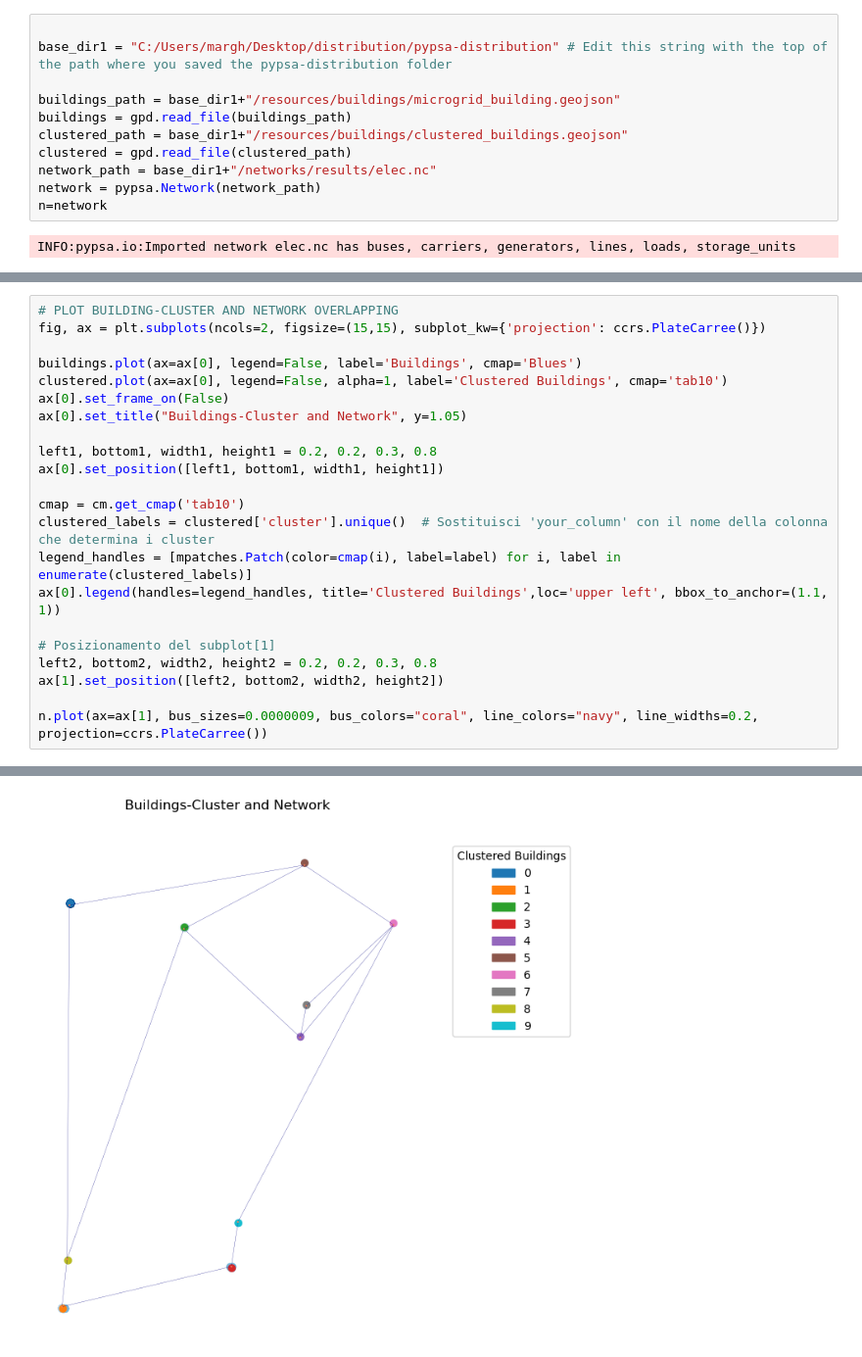
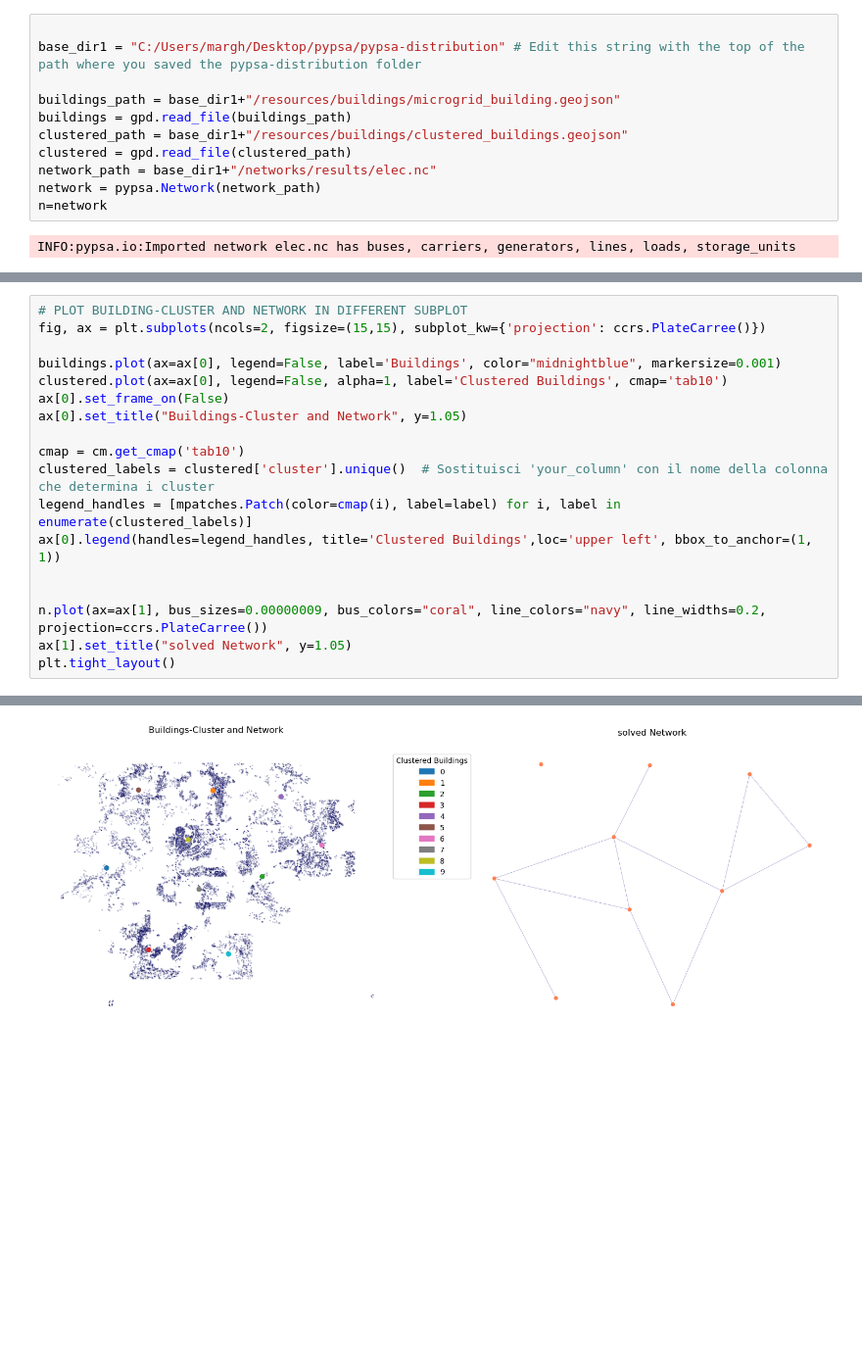
Before and after one commit to pypsa-meets-earth/documentation, a Jupyter notebook: notebooks/distribution/Network.ipynb, the cells around one changed output, grey strips where cells are left out. Shown at 98% size. Cells and saved outputs as stored; diff of their text form; blank space fills up the shorter version.

```diff
--- a/notebooks/distribution/Network.ipynb
+++ b/notebooks/distribution/Network.ipynb
@@ -11,7 +11,7 @@ import pypsa
 import matplotlib.dates as mdates
 # %%
 
-base_dir1 = "C:/Users/margh/Desktop/distribution/pypsa-distribution" # Edit this string with the top of the path where you saved the pypsa-distribution folder
+base_dir1 = "C:/Users/margh/Desktop/pypsa/pypsa-distribution" # Edit this string with the top of the path where you saved the pypsa-distribution folder
 
 buildings_path = base_dir1+"/resources/buildings/microgrid_building.geojson"
 buildings = gpd.read_file(buildings_path)
@@ -32,23 +49,19 @@ n.plot(bus_sizes=0.00002, bus_colors="coral", line_colors="navy", line_widths=0.
 # %%
-# PLOT BUILDING-CLUSTER AND NETWORK OVERLAPPING
+# PLOT BUILDING-CLUSTER AND NETWORK IN DIFFERENT SUBPLOT
 fig, ax = plt.subplots(ncols=2, figsize=(15,15), subplot_kw={'projection': ccrs.PlateCarree()})
 
-buildings.plot(ax=ax[0], legend=False, label='Buildings', cmap='Blues')
+buildings.plot(ax=ax[0], legend=False, label='Buildings', color="midnightblue", markersize=0.001)
 clustered.plot(ax=ax[0], legend=False, alpha=1, label='Clustered Buildings', cmap='tab10')
 ax[0].set_frame_on(False)
 ax[0].set_title("Buildings-Cluster and Network", y=1.05)
 
-left1, bottom1, width1, height1 = 0.2, 0.2, 0.3, 0.8
-ax[0].set_position([left1, bottom1, width1, height1])
-
 cmap = cm.get_cmap('tab10')
 clustered_labels = clustered['cluster'].unique()  # Sostituisci 'your_column' con il nome della colonna che determina i cluster
 legend_handles = [mpatches.Patch(color=cmap(i), label=label) for i, label in enumerate(clustered_labels)]
-ax[0].legend(handles=legend_handles, title='Clustered Buildings',loc='upper left', bbox_to_anchor=(1.1, 1))
+ax[0].legend(handles=legend_handles, title='Clustered Buildings',loc='upper left', bbox_to_anchor=(1, 1))
 
-# Posizionamento del subplot[1]
-left2, bottom2, width2, height2 = 0.2, 0.2, 0.3, 0.8
-ax[1].set_position([left2, bottom2, width2, height2])
 
-n.plot(ax=ax[1], bus_sizes=0.0000009, bus_colors="coral", line_colors="navy", line_widths=0.2, projection=ccrs.PlateCarree())
+n.plot(ax=ax[1], bus_sizes=0.00000009, bus_colors="coral", line_colors="navy", line_widths=0.2, projection=ccrs.PlateCarree())
+ax[1].set_title("solved Network", y=1.05)
+plt.tight_layout()
 # %% [output]
@@ -57 +68 @@ n.plot(ax=ax[1], bus_sizes=0.0000009, bus_colors="coral", line_colors="navy", li
-[figure, old version]
+[figure, new version]
```
Also changed, not shown: parts of 5 cells of this notebook.
